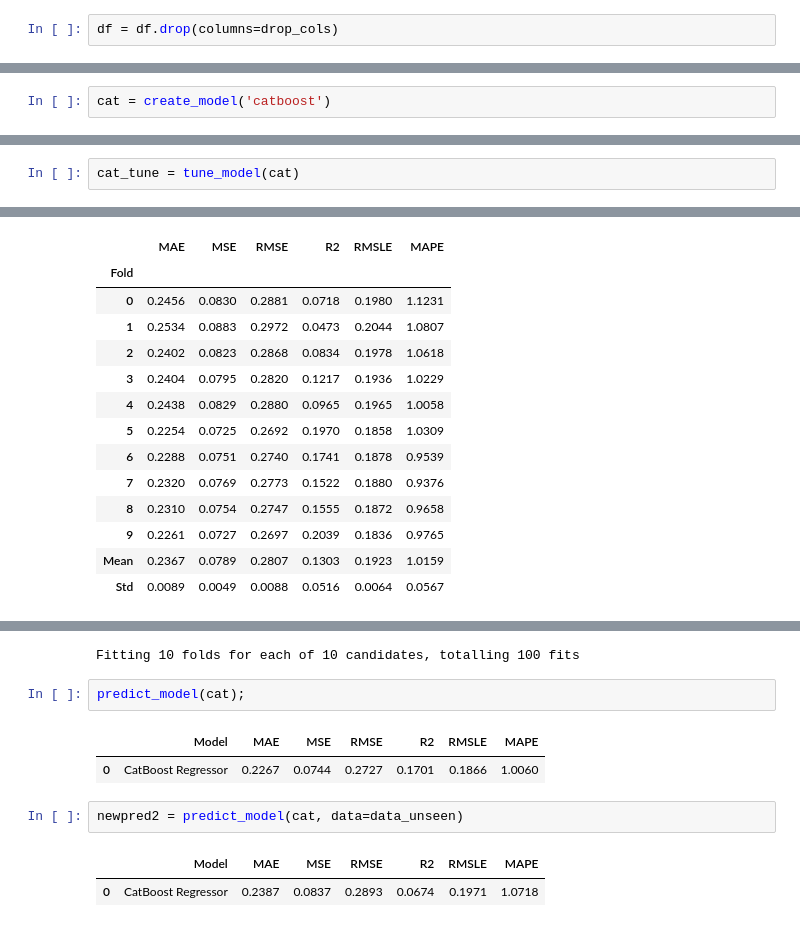
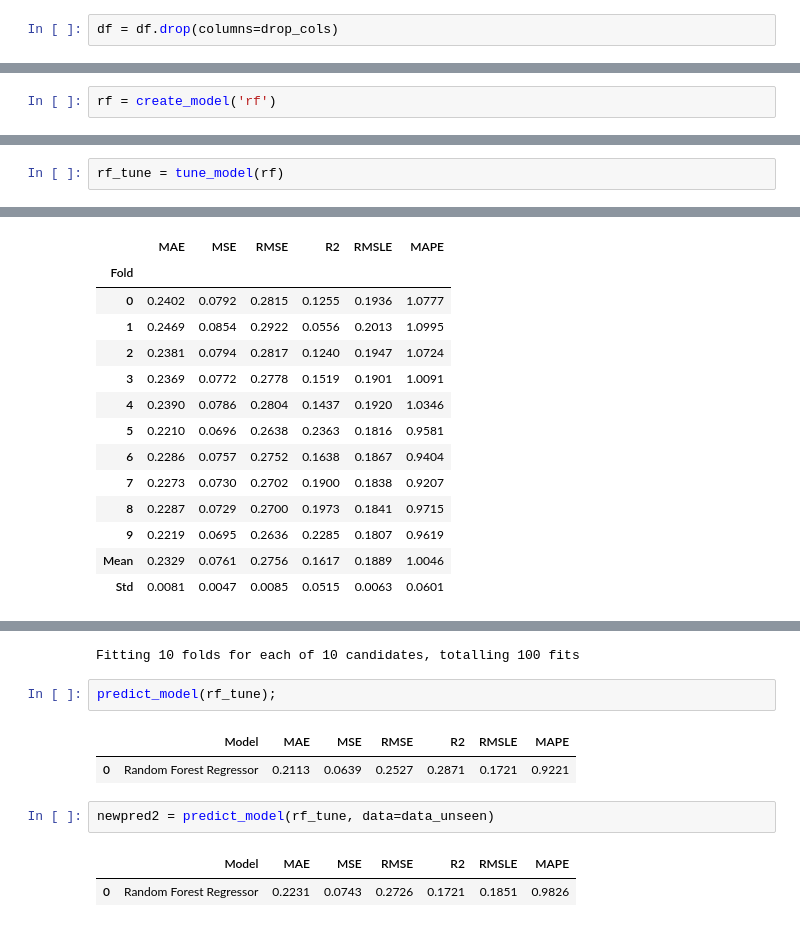
Before and after one commit to Lemaque14/IndyCar-Predictor, a Jupyter notebook: MLModel_IndyCar.ipynb, the cells around one changed output, grey strips where cells are left out. Saved outputs shown, nothing was run; the diff lists cells and outputs as text.

```diff
--- a/MLModel_IndyCar.ipynb
+++ b/MLModel_IndyCar.ipynb
@@ -178,5 +178,5 @@ newpred1 = predict_model(gbr, data=data_unseen)
 # %%
-cat = create_model('catboost')
+rf = create_model('rf')
 # %% [output]
 [interactive output not drawn]
 |  | MAE | MSE | RMSE | R2 | RMSLE | MAPE |
@@ -196,32 +196,32 @@ cat = create_model('catboost')
 [interactive output not drawn]
 # %%
-cat_tune = tune_model(cat)
+rf_tune = tune_model(rf)
 # %% [output]
 [interactive output not drawn]
 |  | MAE | MSE | RMSE | R2 | RMSLE | MAPE |
 | Fold |  |  |  |  |  |  |
-| 0 | 0.2456 | 0.0830 | 0.2881 | 0.0718 | 0.1980 | 1.1231 |
-| 1 | 0.2534 | 0.0883 | 0.2972 | 0.0473 | 0.2044 | 1.0807 |
-| 2 | 0.2402 | 0.0823 | 0.2868 | 0.0834 | 0.1978 | 1.0618 |
-| 3 | 0.2404 | 0.0795 | 0.2820 | 0.1217 | 0.1936 | 1.0229 |
-| 4 | 0.2438 | 0.0829 | 0.2880 | 0.0965 | 0.1965 | 1.0058 |
-| 5 | 0.2254 | 0.0725 | 0.2692 | 0.1970 | 0.1858 | 1.0309 |
-| 6 | 0.2288 | 0.0751 | 0.2740 | 0.1741 | 0.1878 | 0.9539 |
-| 7 | 0.2320 | 0.0769 | 0.2773 | 0.1522 | 0.1880 | 0.9376 |
-| 8 | 0.2310 | 0.0754 | 0.2747 | 0.1555 | 0.1872 | 0.9658 |
-| 9 | 0.2261 | 0.0727 | 0.2697 | 0.2039 | 0.1836 | 0.9765 |
-| Mean | 0.2367 | 0.0789 | 0.2807 | 0.1303 | 0.1923 | 1.0159 |
-| Std | 0.0089 | 0.0049 | 0.0088 | 0.0516 | 0.0064 | 0.0567 |
+| 0 | 0.2402 | 0.0792 | 0.2815 | 0.1255 | 0.1936 | 1.0777 |
+| 1 | 0.2469 | 0.0854 | 0.2922 | 0.0556 | 0.2013 | 1.0995 |
+| 2 | 0.2381 | 0.0794 | 0.2817 | 0.1240 | 0.1947 | 1.0724 |
+| 3 | 0.2369 | 0.0772 | 0.2778 | 0.1519 | 0.1901 | 1.0091 |
+| 4 | 0.2390 | 0.0786 | 0.2804 | 0.1437 | 0.1920 | 1.0346 |
+| 5 | 0.2210 | 0.0696 | 0.2638 | 0.2363 | 0.1816 | 0.9581 |
+| 6 | 0.2286 | 0.0757 | 0.2752 | 0.1638 | 0.1867 | 0.9404 |
+| 7 | 0.2273 | 0.0730 | 0.2702 | 0.1900 | 0.1838 | 0.9207 |
+| 8 | 0.2287 | 0.0729 | 0.2700 | 0.1973 | 0.1841 | 0.9715 |
+| 9 | 0.2219 | 0.0695 | 0.2636 | 0.2285 | 0.1807 | 0.9619 |
+| Mean | 0.2329 | 0.0761 | 0.2756 | 0.1617 | 0.1889 | 1.0046 |
+| Std | 0.0081 | 0.0047 | 0.0085 | 0.0515 | 0.0063 | 0.0601 |
 [interactive output not drawn]
 Fitting 10 folds for each of 10 candidates, totalling 100 fits
 # %%
-predict_model(cat);
+predict_model(rf_tune);
 # %% [output]
 |  | Model | MAE | MSE | RMSE | R2 | RMSLE | MAPE |
-| 0 | CatBoost Regressor | 0.2267 | 0.0744 | 0.2727 | 0.1701 | 0.1866 | 1.0060 |
+| 0 | Random Forest Regressor | 0.2113 | 0.0639 | 0.2527 | 0.2871 | 0.1721 | 0.9221 |
 # %%
-newpred2 = predict_model(cat, data=data_unseen)
+newpred2 = predict_model(rf_tune, data=data_unseen)
 # %% [output]
 |  | Model | MAE | MSE | RMSE | R2 | RMSLE | MAPE |
-| 0 | CatBoost Regressor | 0.2387 | 0.0837 | 0.2893 | 0.0674 | 0.1971 | 1.0718 |
+| 0 | Random Forest Regressor | 0.2231 | 0.0743 | 0.2726 | 0.1721 | 0.1851 | 0.9826 |
 # %%
```
Also changed, not shown: parts of 49 cells of this notebook, 6 other files.
